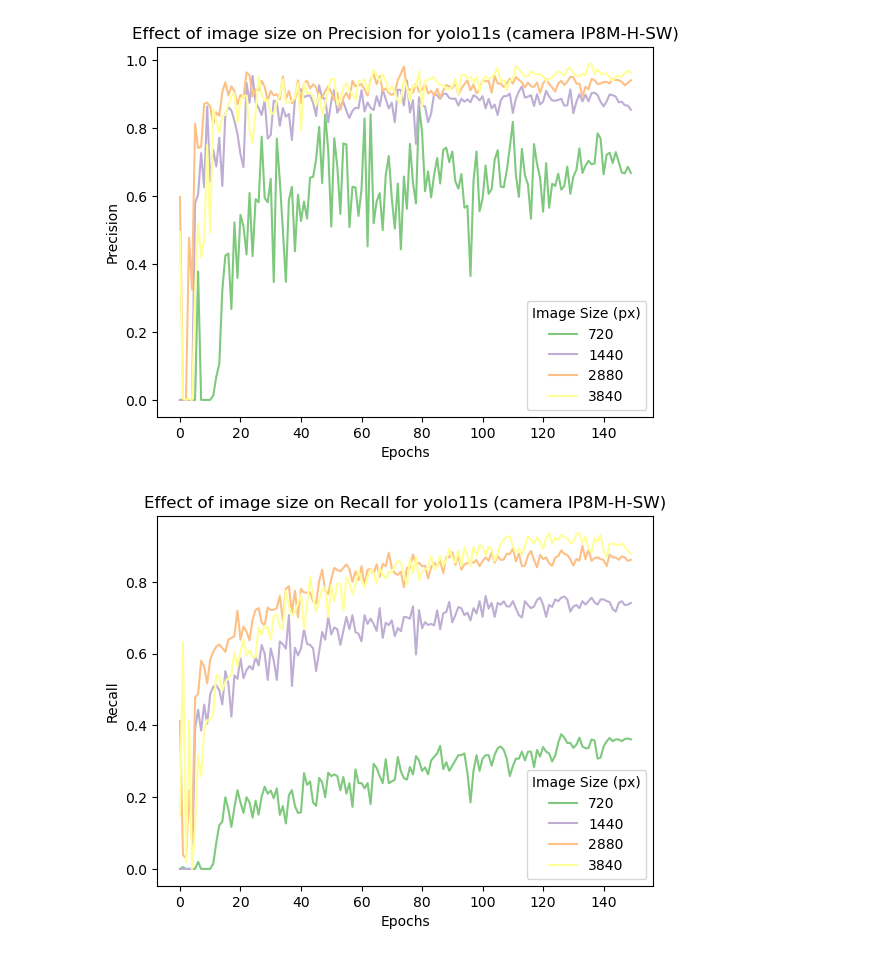
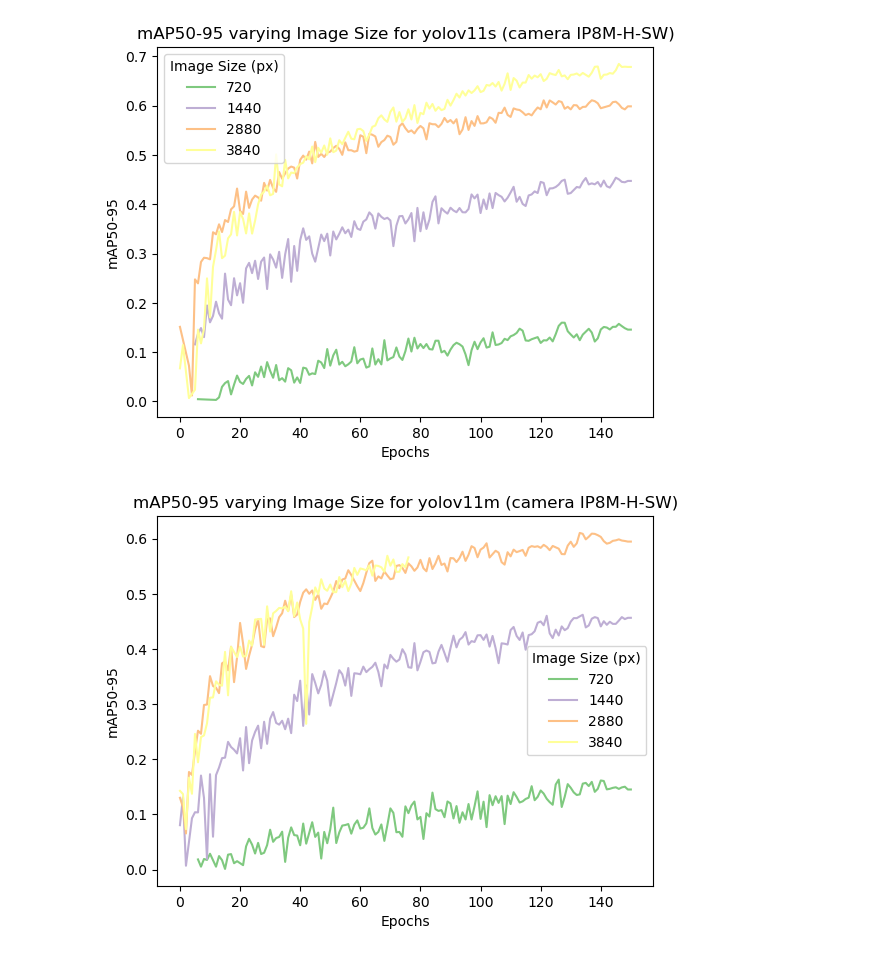
Before and after one commit to mtmoore-ai/deer-detector, a Jupyter notebook: yolov11_validation_results.ipynb, the cells around one changed output. Cells and saved outputs as stored; diff of their text form; code cells hidden in the pictures.

Commit message:
updates as working through training and result generation

```diff
--- a/yolov11_validation_results.ipynb
+++ b/yolov11_validation_results.ipynb
@@ -9,10 +21,12 @@ import seaborn as sns
 # %%
 resultdir = "/data/mtmoore/school/CSiML_AI395T/final_project/models/yolo11/iterative/validation"
-resultre = re.compile(r'^.+\/(?P<modelname>[^_]+)_(?P<imgsz>[\d]+)imgsz_(?P<camera>[^_]+)_(?P<epochs>[\d]+)epochs-val$')
+resultre = re.compile(r'^.+\/(?P<modelname>[^_]+)_(?P<imgsz>[\d]+)imgsz_(?P<camera>[^_]+)_(?P<epochs>[^-]+?)(epochs)?-val$')
 metricre = re.compile(r'^(?P<category>category)?_*(?P<metric>metrics/)?(?P<name>[^(]*).*?$')
 
-model_parent = "yolo"
+model_parent = "yolov"
 val_results = []
+
+plot_metrics = ['Precision', 'Recall', 'mAP50', 'mAP50-95', ]
 
 for valresult in glob.glob(f"{resultdir}/*-val"):
 
@@ -23,6 +37,8 @@ for valresult in glob.glob(f"{resultdir}/*-val"):
     params = match.groupdict()
     new_result = params.copy()
     new_result['modelname'] = f"{model_parent}{new_result['modelname']}"
+    if new_result['epochs'] == "best":
+        new_result['epochs'] = 150
 
     if not os.path.exists(f"{valresult}/metrics.json"):
         print(f"{valresult}/metrics.json doesn't exist right now, skipping")
@@ -43,5 +59,8 @@ for valresult in glob.glob(f"{resultdir}/*-val"):
                         new_result[ f"{md['category']}_{md['name']}" ] = v[0]
                 else:
                     new_result[ k ] = v
+        # skip one weird data point
+        if float(new_result['mAP50-95']) < 0.001 and  new_result['epochs'] == 150:
+            continue
         val_results.append(new_result.copy())
 # %% [output]
@@ -67,8 +77,15 @@ val_df.rename(columns={'imgsz': "Image Size (px)", 'epochs': 'Epochs',
                        'precision': 'Precision', 'recall': 'Recall',
                        'camera': 'Camera', 'modelname': 'Model Name',
                       }, inplace=True)
-display(val_df)
+
+mask = []
+for m in plot_metrics:
+    mask.append( (val_df[m] < 0.001) )
+
+val_df.drop(val_df[ join_mask(mask, combineor=True) ].index, inplace=True)
 val_df.dtypes
+
+display(val_df[ (val_df['Camera']=="IP8M-H-NW") & (val_df["Image Size (px)"] == 736) & ( val_df['Model Name'] == "yolov11n") ].sort_values(['Epochs']))
 # %% [output]
 modelname             object
 imgsz                 object
@@ -108,34 +118,22 @@ dtype: object
-# %%
-def join_mask( mask_list ):
-    full_mask = None
-    for m in mask_list:
-        if full_mask is None:
-            full_mask = m
-        else:
-            full_mask = full_mask & m
-    return full_mask
-
-plot_metrics = ['Precision', 'Recall', 'mAP50', 'mAP50-95', ]
 # %%
-
 # iterate over cameras
 mask_list = []
 for camera in val_df['Camera'].unique().tolist():
     mask_list.append(val_df['Camera'] == camera)
 
     # iterate over model
     for model in val_df[join_mask( mask_list )]['Model Name'].unique().tolist():
         mask_list.append((val_df['Model Name'] == model))
 
         current_df = val_df[ join_mask( mask_list ) ]
         #display(current_df)
-        for metric in plot_metrics:
+        for metric in ['mAP50-95']: #plot_metrics:
             fig = plt.figure()
             axs = sns.lineplot(data=current_df, x='Epochs', y=metric, hue='Image Size (px)', palette='Accent' )
-            axs.set_title(f"Effect of image size on {metric} for {model} (camera {camera})")
-            plt.savefig(os.path.join("/data/mtmoore/school/CSiML_AI395T/final_project/plots", f"validation_camera_model_{camera}_{model}_{metric}.png"))
+            axs.set_title(f"{metric} varying Image Size for {model} (camera {camera})")
+            #plt.savefig(os.path.join("/data/mtmoore/school/CSiML_AI395T/final_project/plots", f"validation_camera_model_{camera}_{model}_{metric}.png"))
         mask_list.pop()
     mask_list.pop()
 # %% [output]
-[figure, old version]
+[figure, new version]
-[figure, old version]
+[figure, new version]
```
Also changed, not shown: parts of 6 cells of this notebook, 4 other files.
